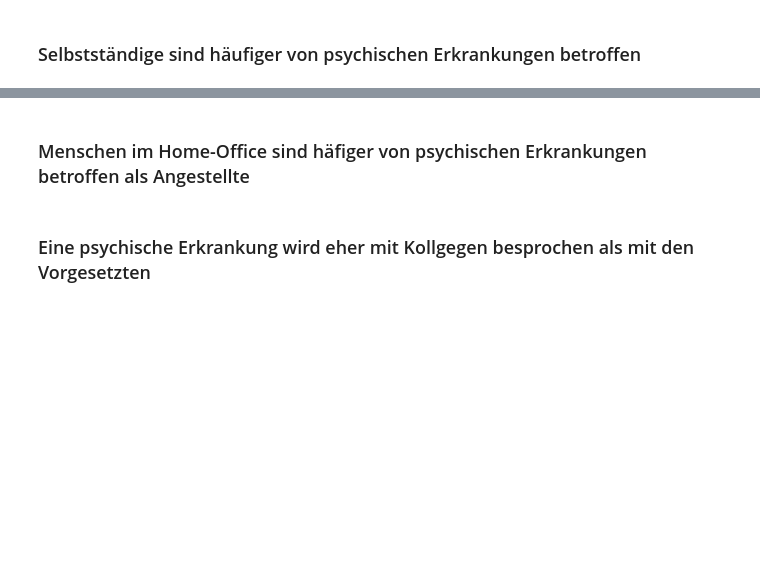
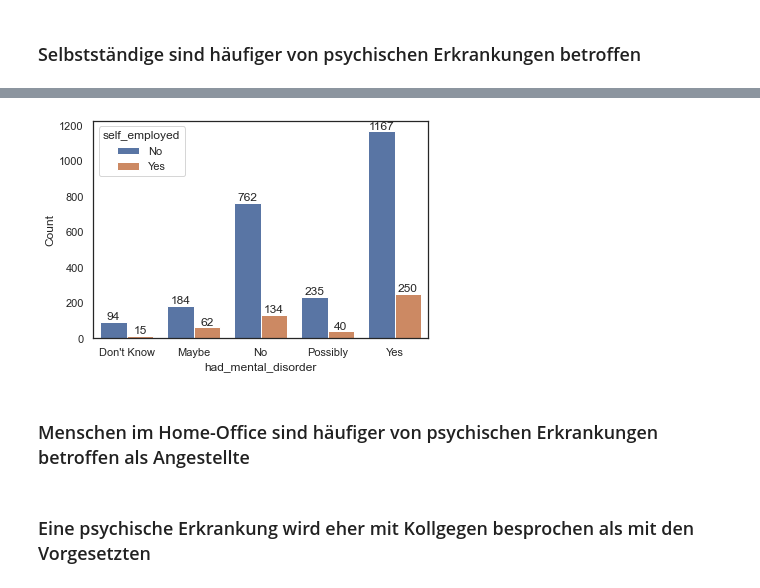
Before and after one commit to Selorikas/mental-health, a Jupyter notebook: mental-health.ipynb, the cells around one changed output, grey strips where cells are left out. Saved outputs shown, nothing was run; the diff lists cells and outputs as text; code cells hidden in the pictures; blank space fills up the shorter version.

```diff
--- a/mental-health.ipynb
+++ b/mental-health.ipynb
@@ -266,4 +264,13 @@ q5_q32
+# %%
+#self employed and had mental disorder, visualized
+ax = sns.barplot(x= 'had_mental_disorder', y='Count', hue='self_employed', data= self_employed_mental_disorder)
+
+#add labels to bars
+for container in ax.containers:
+    ax.bar_label(container)
+# %% [output]
+[figure, added]
 # %% [markdown]
-### Menschen im Home-Office sind häfiger von psychischen Erkrankungen betroffen als Angestellte
+### Menschen im Home-Office sind häufiger von psychischen Erkrankungen betroffen als Angestellte
 # %% [markdown]
 ### Eine psychische Erkrankung wird eher mit Kollgegen besprochen als mit den Vorgesetzten
```
Also changed, not shown: parts of 1 cell of this notebook.
